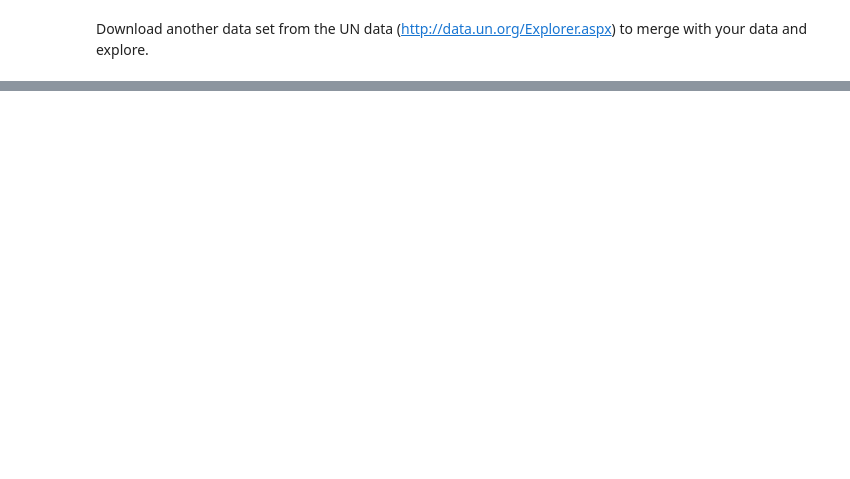
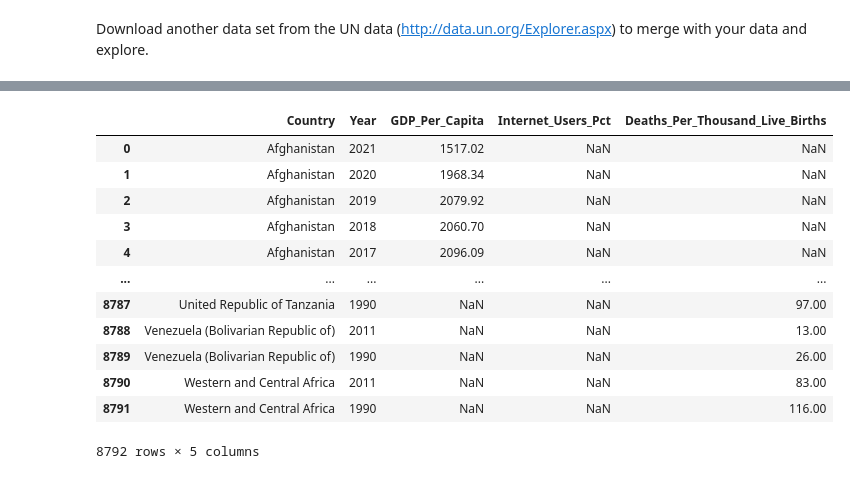
Before and after one commit to NSS-Data-Analytics-Cohort-11/undata-AdellAD4, a Jupyter notebook: notebooks/UN_data_analysis_DA11.ipynb, the cells around one changed output, grey strips where cells are left out. Drawn from its saved outputs; the diff is of its cells as text; code cells hidden in the pictures; blank space fills up the shorter version.

```diff
--- a/notebooks/UN_data_analysis_DA11.ipynb
+++ b/notebooks/UN_data_analysis_DA11.ipynb
@@ -732,0 +749,6 @@ Download another data set from the UN data (http://data.un.org/Explorer.aspx) to
+# %%
+#Dropping columns I won't need for this project
+infant_mortality_df = infant_mortality_df.drop(["Subgroup", "Source", "Unit", "Value Footnotes"], axis = 'columns')
+# %%
+#Renaming the columns
+infant_mortality_df = infant_mortality_df.rename(columns = {'Country or Area':'Country', 'Year':'Year', 'Value':'Deaths_Per_Thousand_Live_Births'})
@@ -732,0 +771,18 @@ Download another data set from the UN data (http://data.un.org/Explorer.aspx) to
+# %%
+gdp_internet_use_infant_mortality = pd.merge(gdp_and_internet_use, infant_mortality_df, on=['Country', 'Year'], how='outer')
+# %%
+gdp_internet_use_infant_mortality
+# %% [output]
+|  | Country | Year | GDP_Per_Capita | Internet_Users_Pct | Deaths_Per_Thousand_Live_Births |
+| 0 | Afghanistan | 2021 | 1517.02 | NaN | NaN |
+| 1 | Afghanistan | 2020 | 1968.34 | NaN | NaN |
+| 2 | Afghanistan | 2019 | 2079.92 | NaN | NaN |
+| 3 | Afghanistan | 2018 | 2060.70 | NaN | NaN |
+| 4 | Afghanistan | 2017 | 2096.09 | NaN | NaN |
+| ... | ... | ... | ... | ... | ... |
+| 8787 | United Republic of Tanzania | 1990 | NaN | NaN | 97.00 |
+| 8788 | Venezuela (Bolivarian Republic of) | 2011 | NaN | NaN | 13.00 |
+| 8789 | Venezuela (Bolivarian Republic of) | 1990 | NaN | NaN | 26.00 |
+| 8790 | Western and Central Africa | 2011 | NaN | NaN | 83.00 |
+| 8791 | Western and Central Africa | 1990 | NaN | NaN | 116.00 |
+8792 rows × 5 columns
```
Also changed, not shown: parts of 13 cells of this notebook, 1 other file.
